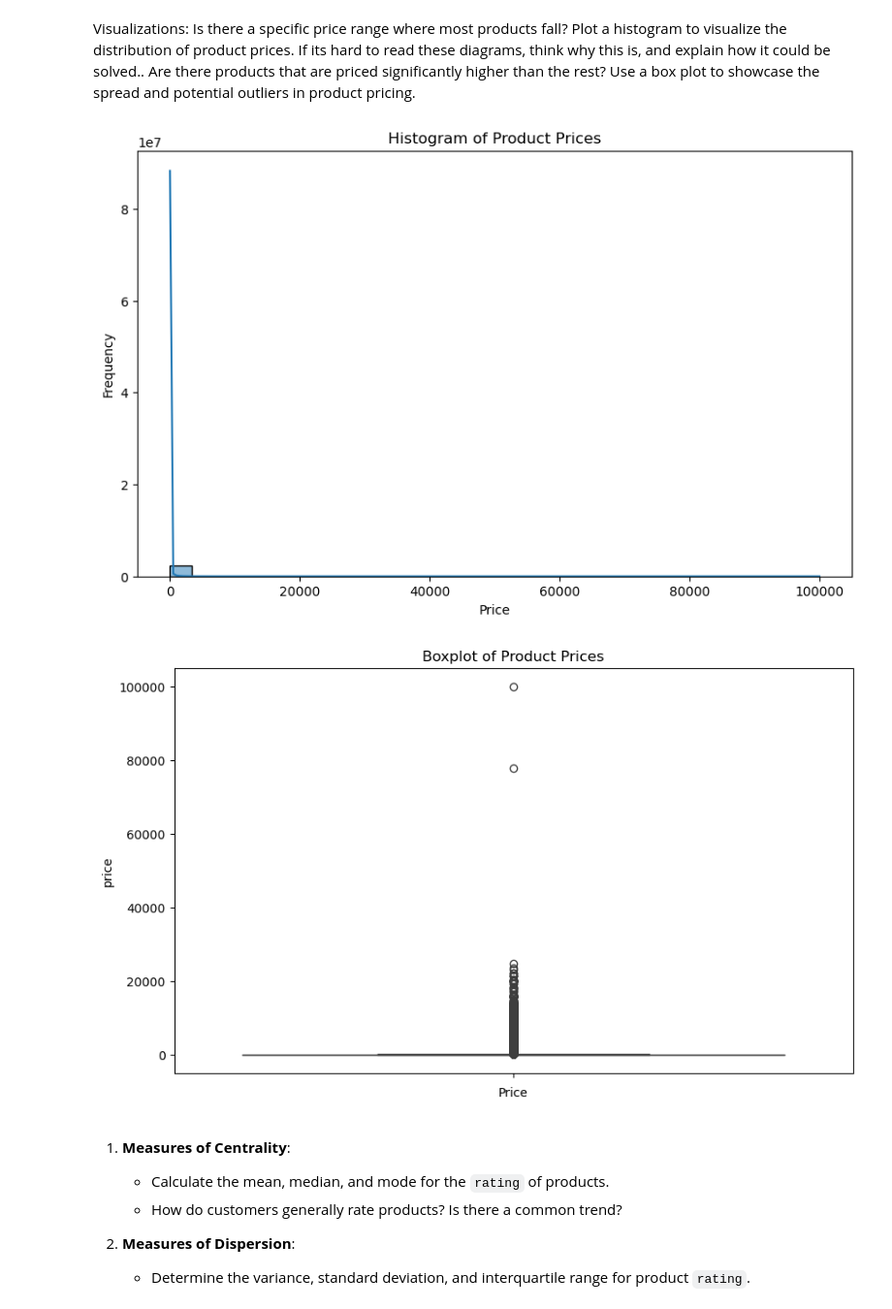
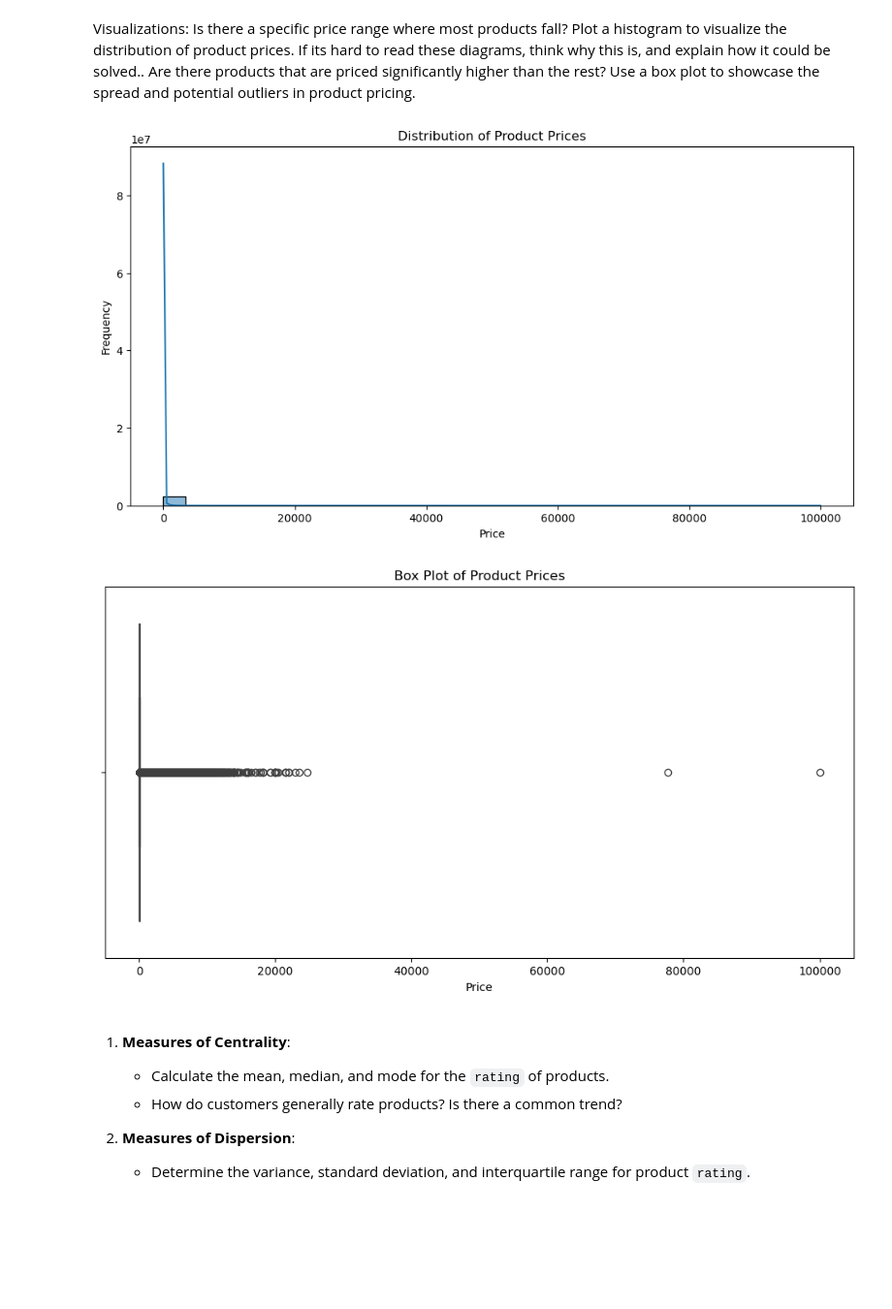
Before and after one commit to Michimonxd/lab-eda-univariate, a Jupyter notebook: eda_lab.ipynb, the cells around one changed output. Shown: that part at 97% size. Cells and saved outputs as stored; diff of their text form; code cells hidden in the pictures; blank space fills up the shorter version.

```diff
--- a/eda_lab.ipynb
+++ b/eda_lab.ipynb
@@ -152,33 +172,27 @@ Name: price, dtype: float64
 Visualizations:
 Is there a specific price range where most products fall? Plot a histogram to visualize the distribution of product prices. If its hard to read these diagrams, think why this is, and explain how it could be solved..
 Are there products that are priced significantly higher than the rest? Use a box plot to showcase the spread and potential outliers in product pricing.
+# %%
+prices = df['price']
 # %%
-# Create a histogram with price on the x-axis
-plt.figure(figsize=(10, 6))
-sns.histplot(df['price'], bins=30, kde=True)  # kde=True adds a density curve
-
-# Add title and labels
-plt.title('Histogram of Product Prices')
-plt.xlabel('Price')  # X-axis label
-plt.ylabel('Frequency')  # Y-axis label
-
-# Show the plot
+# Histogram of Product Prices
+plt.figure(figsize=(12, 6))
+sns.histplot(prices, bins=30, kde=True)  # kde=True adds a kernel density estimate
+plt.title('Distribution of Product Prices')
+plt.xlabel('Price')
+plt.ylabel('Frequency')
 plt.show()
 # %% [output]
-[figure, old version]
+[figure, new version]
 # %%
-# Create a boxplot
-plt.figure(figsize=(10, 6))
-sns.boxplot(y=df['price'])
-
-# Add title and labels
-plt.title('Boxplot of Product Prices')
+# Box Plot of Product Prices
+plt.figure(figsize=(12, 6))
+sns.boxplot(x=prices)
+plt.title('Box Plot of Product Prices')
 plt.xlabel('Price')
-
-# Show the plot
 plt.show()
 # %% [output]
-[figure, old version]
+[figure, new version]
 # %% [markdown]
 1. **Measures of Centrality**:
     - Calculate the mean, median, and mode for the `rating` of products.
```
Also changed, not shown: parts of 11 cells of this notebook.
